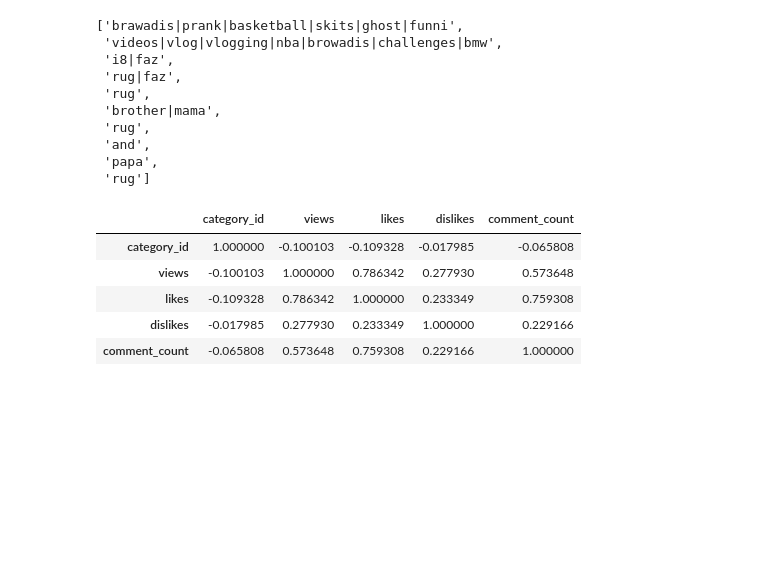
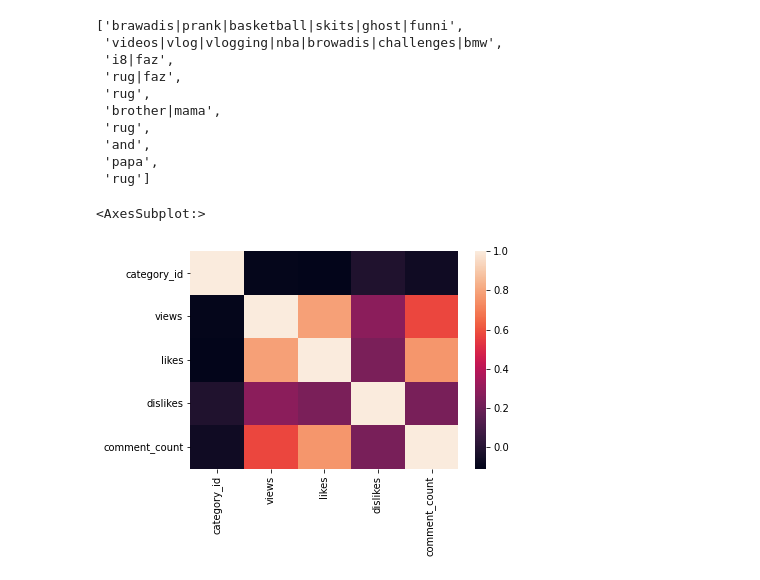
Before and after one commit to Programmer-RD-AI-Archive/Trying-To-Predict-Likes-and-Dislikes-and-Views-In-text-and-Image, a Jupyter notebook: Model/data/analytics.ipynb, the cells around one changed output. Cells and saved outputs as stored; diff of their text form; code cells hidden in the pictures; blank space fills up the shorter version.

```diff
--- a/Model/data/analytics.ipynb
+++ b/Model/data/analytics.ipynb
@@ -261,9 +263,5 @@ tokenize(data['tags'].iloc[0])
 # %%
-data.corr()
+sns.heatmap(data.corr())
 # %% [output]
-|  | category_id | views | likes | dislikes | comment_count |
-| category_id | 1.000000 | -0.100103 | -0.109328 | -0.017985 | -0.065808 |
-| views | -0.100103 | 1.000000 | 0.786342 | 0.277930 | 0.573648 |
-| likes | -0.109328 | 0.786342 | 1.000000 | 0.233349 | 0.759308 |
-| dislikes | -0.017985 | 0.277930 | 0.233349 | 1.000000 | 0.229166 |
-| comment_count | -0.065808 | 0.573648 | 0.759308 | 0.229166 | 1.000000 |
+<AxesSubplot:>
+[figure, added]
```
Also changed, not shown: parts of 1 cell of this notebook.
